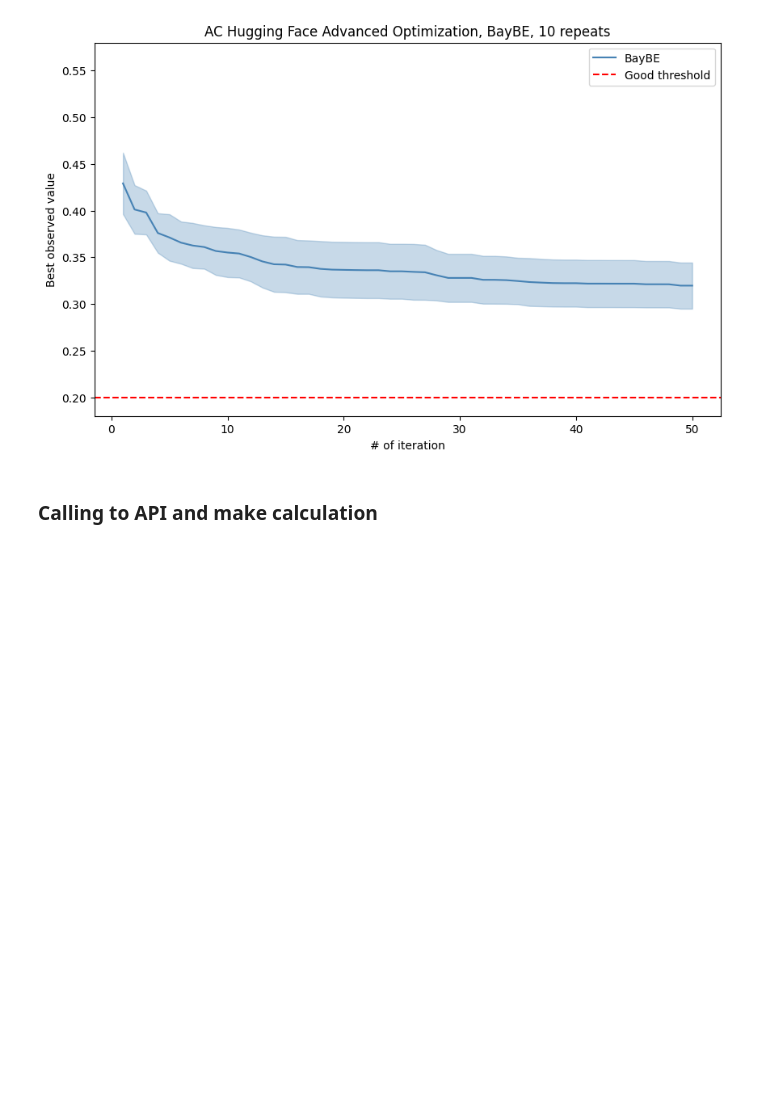
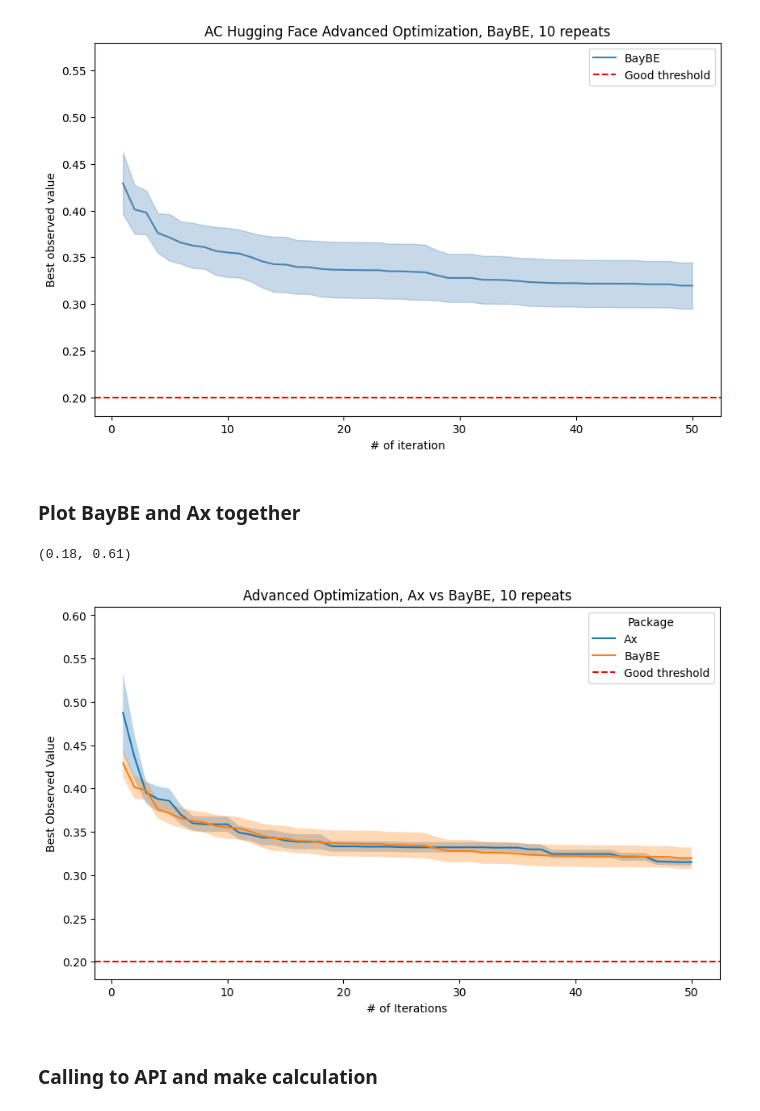
Before and after one commit to AccelerationConsortium/baybe-multi-task-bo, a Jupyter notebook: notebooks/HF-API-BayBE.ipynb, the cells around one changed output. Drawn from its saved outputs; the diff is of its cells as text; code cells hidden in the pictures; blank space fills up the shorter version.

```diff
--- a/notebooks/HF-API-BayBE.ipynb
+++ b/notebooks/HF-API-BayBE.ipynb
@@ -18,13 +15,13 @@ from baybe.constraints import ContinuousLinearInequalityConstraint
 import numpy as np
 import pandas as pd
 import torch
+from baybe.utils.random import set_random_seed
+
+# we duplicate the Advanced Optimization from AC huggingface for private use, to avoid rate limit
+# need to pass your HF token, get your HF token (write access) from https://huggingface.co/settings/tokens
+
 # load the Advanced Optimization from AC huggingface
+from my_secret import get_my_hf_token
 from gradio_client import Client
-client = Client("AccelerationConsortium/crabnet-hyperparameter")
-
-from baybe.utils.random import set_random_seed
-#set_random_seed(17)
-
-# seed = 104 for x19 < x20 constraint error
-# seed = 188 for x6+x15 <= 1.0 constraint error
+client = Client.duplicate("AccelerationConsortium/crabnet-hyperparameter", hf_token=get_my_hf_token())
 # %% [output]
@@ -174,8 +175,8 @@ dff = full_result['Target'].to_numpy().reshape(10, 50)
 np.savetxt('AdvOpt-BayBE.csv', dff)
 # %%
 import matplotlib.pyplot as plt
-ax_data = np.loadtxt('AdvOpt-BayBE.csv')
-data = [ax_data]
+baybe_data = np.loadtxt('AdvOpt-BayBE.csv')
+data = [baybe_data]
 means = {}
 stds = {}
 for m, d in enumerate(data):
@@ -201,6 +202,37 @@ ax.legend()
 # %% [output]
 <matplotlib.legend.Legend at 0x...>
 [figure]
+# %% [markdown]
+### Plot BayBE and Ax together
+# %%
+import seaborn as sns
+import matplotlib.pyplot as plt
+ax_data = np.loadtxt('AdvOpt-Ax.csv')
+baybe_data = np.loadtxt('AdvOpt-BayBE.csv')
+
+data = [ax_data, baybe_data]
+labels = ['Ax', 'BayBE']
+
+fig = plt.figure(figsize=(10, 6))
+ax = fig.add_subplot(111)
+
+for i, data in enumerate(data):
+    cumulative_min = np.minimum.accumulate(data, axis=1)
+    mean = np.mean(cumulative_min, axis=0)
+    std = np.std(cumulative_min, axis=0) / np.sqrt(data.shape[0])
+
+    plt.plot(range(1, len(mean) + 1), mean, label=labels[i])
+    plt.fill_between(range(1, len(mean) + 1), mean - std, mean + std, alpha=0.3)
+
+ax.axhline(y = 0.2, c = 'r', ls = '--', label = "Good threshold")
+plt.xlabel('# of Iterations')
+plt.ylabel('Best Observed Value')
+plt.title('Advanced Optimization, Ax vs BayBE, 10 repeats')
+plt.legend(title="Package")
+plt.ylim(0.18, 0.61)
+# %% [output]
+(0.18, 0.61)
+[figure, added]
 # %% [markdown]
 ### Calling to API and make calculation
 # %%
```
Also changed, not shown: parts of 5 cells of this notebook.
